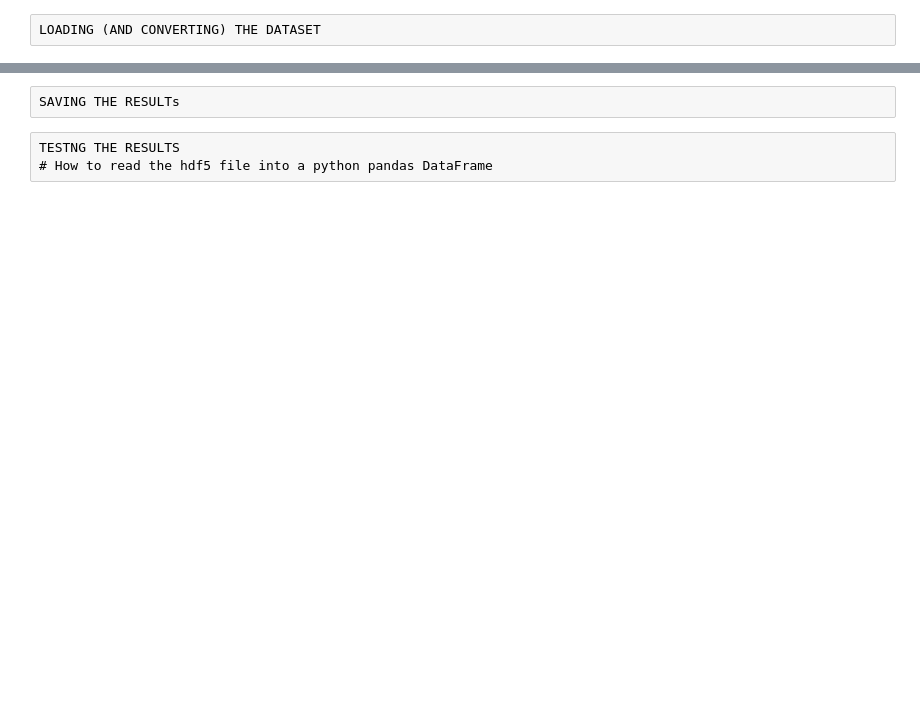
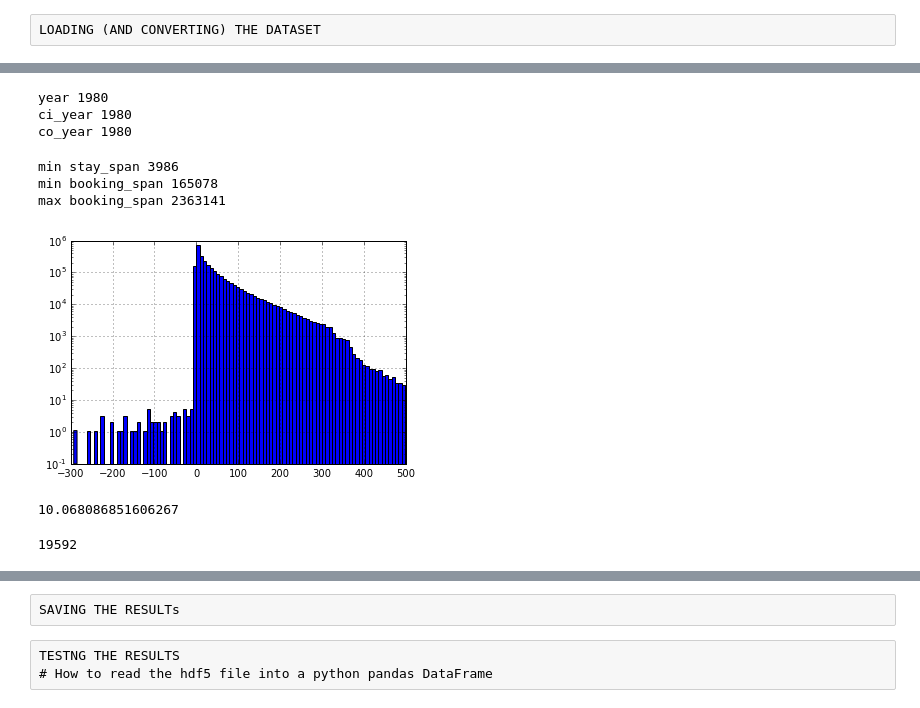
Before and after one commit to MariosRichards/expedia_code, a Jupyter notebook: expedia_kaggle_typing-loading_data.ipynb, the cells around one changed output, grey strips where cells are left out. Drawn from its saved outputs; the diff is of its cells as text; code cells hidden in the pictures; blank space fills up the shorter version.

```diff
--- a/expedia_kaggle_typing-loading_data.ipynb
+++ b/expedia_kaggle_typing-loading_data.ipynb
@@ -305,0 +320,4 @@ dtype: object
+# %%
+filename = 'test_as_hdf'
+test = pd.read_hdf(r"..\expedia_data\{0}.h5".format(filename))
+test.info(memory_usage='deep')
@@ -305,0 +503,11 @@ dtype: object
+# %%
+dataset = test
+error_array = defaultdict(lambda: defaultdict(int))
+# Build a dictionary of errors for each column
+# error_array[col] = {row_index:error_type}
+
+# error_types
+# 1: NaN
+# 2: datetime column missing only year
+# 3: column value beneath minimum
+# 4: column value above maximum
@@ -305,0 +554,40 @@ dtype: object
+# %%
+# missing year, filled in with special
+for col in dataset:
+    if 'year' not in col:
+        continue
+
+    lst = dataset[dataset[col] == int(special_year) ].index.tolist()
+    error_array[col] = {el:2 for el in lst}
+    #dataset.loc[dataset[col] == int(special_year) , col] = np.nan #
+    # if col=='year' reset booking_span
+    # if col=='ci_year' reset booking_span, stay_span
+    # if col=='co_year' reset stay_span
+    #dataset.loc[dataset[col] == int(special_year) , col] = np.nan
+# %% [output]
+year 1980
+ci_year 1980
+co_year 1980
+# %%
+for col in dataset:
+
+    lst = dataset[dataset[col] < column_minima[col]].index.tolist()
+
+    if lst:
+        print("min",col,len(lst))
+
+    error_array[col] = {el:3 for el in lst}
+    # dataset.loc[dataset[col] < column_minima[col] , col] = np.nan #
+
+
+    lst = dataset[dataset[col] > column_maxima[col]].index.tolist()
+
+    if lst:
+        print("max",col,len(lst))
+
+    error_array[col] = {el:4 for el in lst}
+    # dataset.loc[dataset[col] > column_maxima[col] , col] = np.nan #
+# %% [output]
+min stay_span 3986
+min booking_span 165078
+max booking_span 2363141
@@ -305,0 +598,6 @@ dtype: object
+# %%
+fig, ax = plt.subplots()
+dataset["booking_span"].hist(ax=ax, bins=100, bottom=0.1)
+ax.set_yscale('log')
+# %% [output]
+[figure, added]
@@ -305,0 +610,8 @@ dtype: object
+# %%
+b.mean()+b.std()*3
+# %% [output]
+10.068086851606267
+# %%
+sum(dataset["stay_span"]>10)
+# %% [output]
+19592
```
Also changed, not shown: parts of 52 cells of this notebook, 6 other files.
